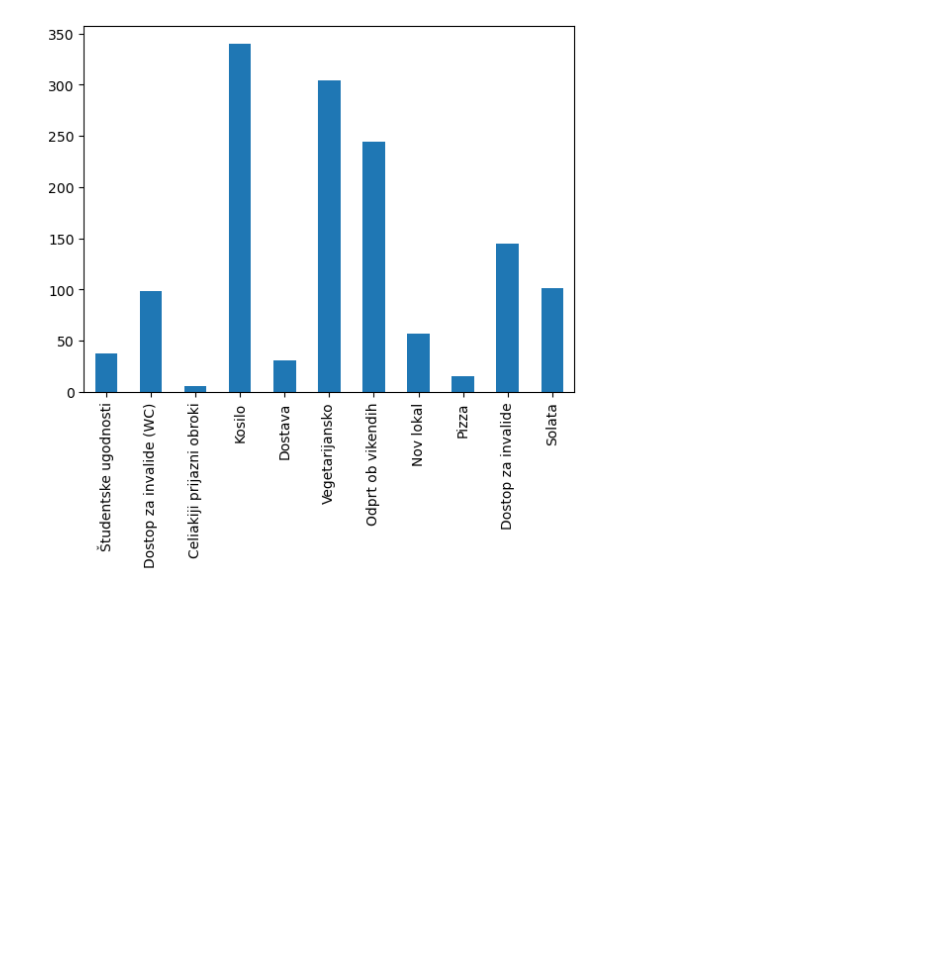
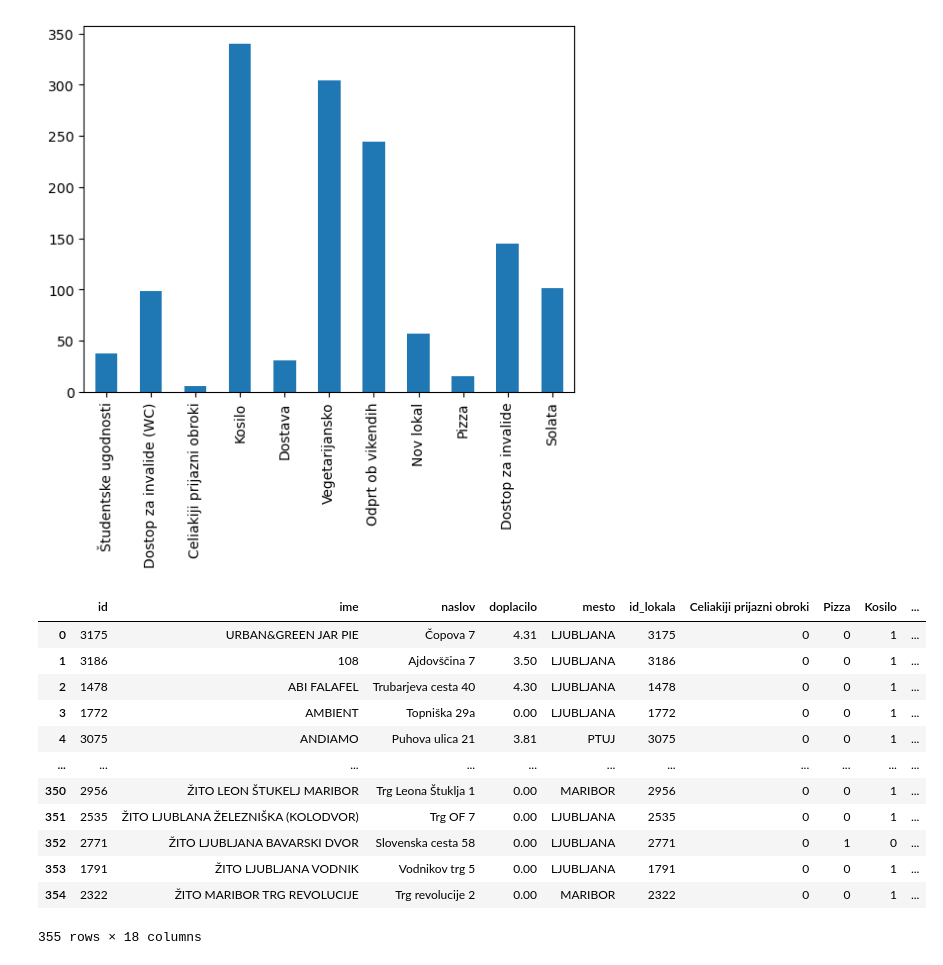
Before and after one commit to Valerij15/Studentska-prehrana, a Jupyter notebook: analiza.ipynb, the cells around one changed output. Saved outputs shown, nothing was run; the diff lists cells and outputs as text; code cells hidden in the pictures; blank space fills up the shorter version.

```diff
--- a/analiza.ipynb
+++ b/analiza.ipynb
@@ -164,3 +170,23 @@ posebnosti.drop(['id_lokala'], axis=1).apply(pd.Series.value_counts).iloc[0].plo
 # %% [output]
 <AxesSubplot:>
 [figure]
+# %%
+posebnosti_num = posebnosti.replace(['Da','Ne'],[1,0])
+posebnosti_num['vsota'] = posebnosti_num.drop(['id_lokala'], axis=1).sum(axis=1)
+
+lokali_in_posebnosti = pd.merge(lokali, posebnosti_num, left_on= 'id', right_on='id_lokala')
+lokali_in_posebnosti
+# %% [output]
+|  | id | ime | naslov | doplacilo | mesto | id_lokala | Celiakiji prijazni obroki | Pizza | Kosilo | ... |
+| 0 | 3175 | URBAN&GREEN JAR PIE | Čopova 7 | 4.31 | LJUBLJANA | 3175 | 0 | 0 | 1 | ... |
+| 1 | 3186 | 108 | Ajdovščina 7 | 3.50 | LJUBLJANA | 3186 | 0 | 0 | 1 | ... |
+| 2 | 1478 | ABI FALAFEL | Trubarjeva cesta 40 | 4.30 | LJUBLJANA | 1478 | 0 | 0 | 1 | ... |
+| 3 | 1772 | AMBIENT | Topniška 29a | 0.00 | LJUBLJANA | 1772 | 0 | 0 | 1 | ... |
+| 4 | 3075 | ANDIAMO | Puhova ulica 21 | 3.81 | PTUJ | 3075 | 0 | 0 | 1 | ... |
+| ... | ... | ... | ... | ... | ... | ... | ... | ... | ... | ... |
+| 350 | 2956 | ŽITO LEON ŠTUKELJ MARIBOR | Trg Leona Štuklja 1 | 0.00 | MARIBOR | 2956 | 0 | 0 | 1 | ... |
+| 351 | 2535 | ŽITO LJUBLANA ŽELEZNIŠKA (KOLODVOR) | Trg OF 7 | 0.00 | LJUBLJANA | 2535 | 0 | 0 | 1 | ... |
+| 352 | 2771 | ŽITO LJUBLJANA BAVARSKI DVOR | Slovenska cesta 58 | 0.00 | LJUBLJANA | 2771 | 0 | 1 | 0 | ... |
+| 353 | 1791 | ŽITO LJUBLJANA VODNIK | Vodnikov trg 5 | 0.00 | LJUBLJANA | 1791 | 0 | 0 | 1 | ... |
+| 354 | 2322 | ŽITO MARIBOR TRG REVOLUCIJE | Trg revolucije 2 | 0.00 | MARIBOR | 2322 | 0 | 0 | 1 | ... |
+355 rows × 18 columns
```
Also changed, not shown: parts of 4 cells of this notebook.
